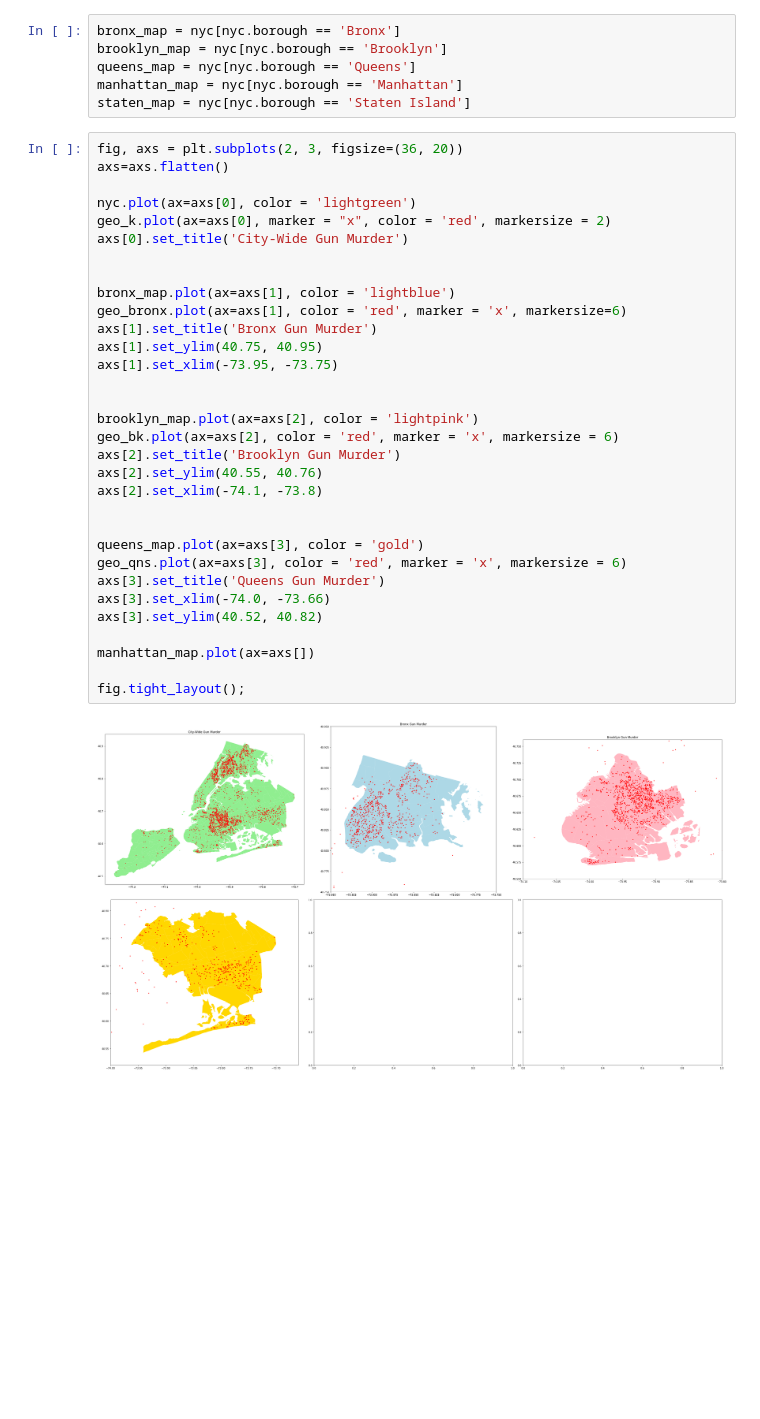
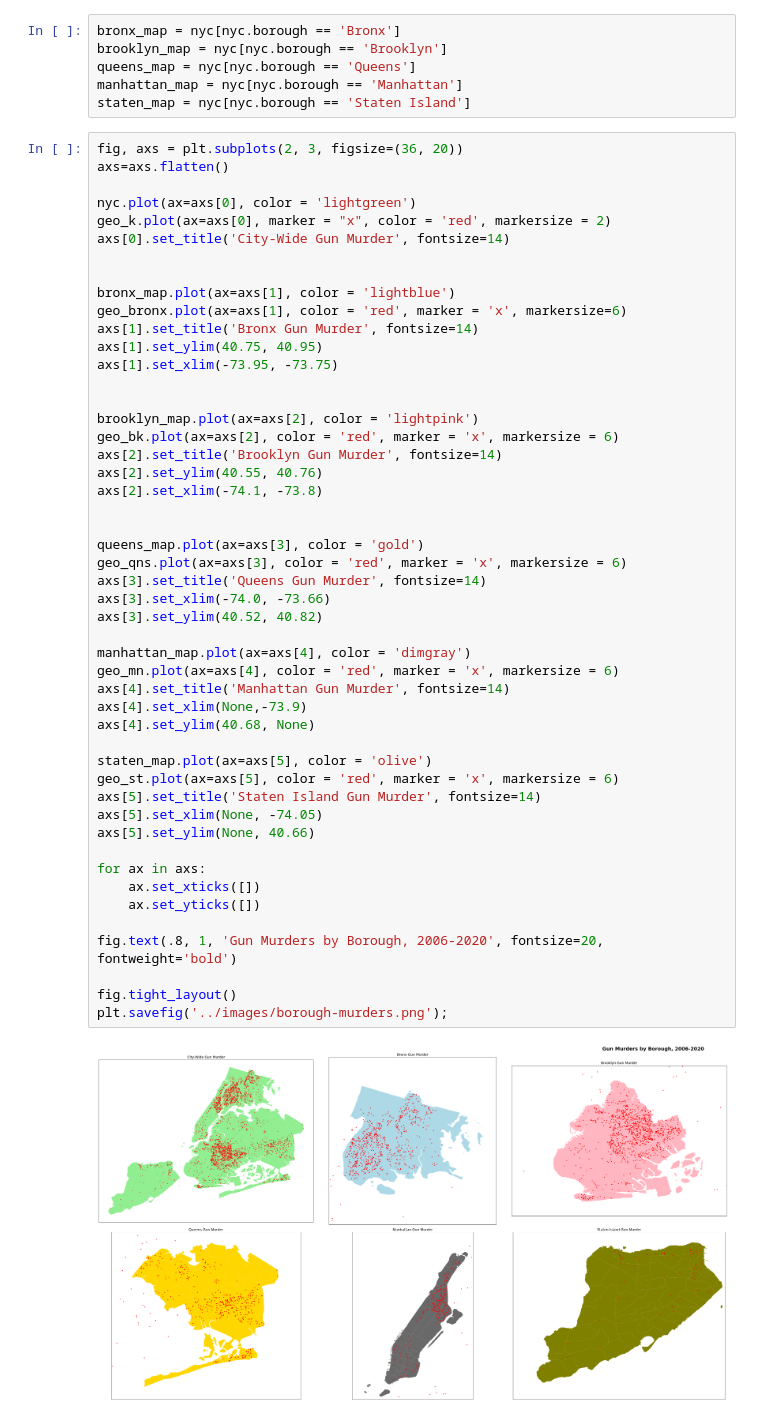
Before and after one commit to sashasabater/nyc-gun-violence, a Jupyter notebook: notebooks/nypd.ipynb, the cells around one changed output. Saved outputs shown, nothing was run; the diff lists cells and outputs as text; blank space fills up the shorter version.

```diff
--- a/notebooks/nypd.ipynb
+++ b/notebooks/nypd.ipynb
@@ -172,34 +172,51 @@ staten_map = nyc[nyc.borough == 'Staten Island']
 # %%
 fig, axs = plt.subplots(2, 3, figsize=(36, 20))
 axs=axs.flatten()
 
 nyc.plot(ax=axs[0], color = 'lightgreen')
 geo_k.plot(ax=axs[0], marker = "x", color = 'red', markersize = 2)
-axs[0].set_title('City-Wide Gun Murder')
+axs[0].set_title('City-Wide Gun Murder', fontsize=14)
 
 
 bronx_map.plot(ax=axs[1], color = 'lightblue')
 geo_bronx.plot(ax=axs[1], color = 'red', marker = 'x', markersize=6)
-axs[1].set_title('Bronx Gun Murder')
+axs[1].set_title('Bronx Gun Murder', fontsize=14)
 axs[1].set_ylim(40.75, 40.95)
 axs[1].set_xlim(-73.95, -73.75)
 
 
 brooklyn_map.plot(ax=axs[2], color = 'lightpink')
 geo_bk.plot(ax=axs[2], color = 'red', marker = 'x', markersize = 6)
-axs[2].set_title('Brooklyn Gun Murder')
+axs[2].set_title('Brooklyn Gun Murder', fontsize=14)
 axs[2].set_ylim(40.55, 40.76)
 axs[2].set_xlim(-74.1, -73.8)
 
 
 queens_map.plot(ax=axs[3], color = 'gold')
 geo_qns.plot(ax=axs[3], color = 'red', marker = 'x', markersize = 6)
-axs[3].set_title('Queens Gun Murder')
+axs[3].set_title('Queens Gun Murder', fontsize=14)
 axs[3].set_xlim(-74.0, -73.66)
 axs[3].set_ylim(40.52, 40.82)
 
-manhattan_map.plot(ax=axs[])
+manhattan_map.plot(ax=axs[4], color = 'dimgray')
+geo_mn.plot(ax=axs[4], color = 'red', marker = 'x', markersize = 6)
+axs[4].set_title('Manhattan Gun Murder', fontsize=14)
+axs[4].set_xlim(None,-73.9)
+axs[4].set_ylim(40.68, None)
 
-fig.tight_layout();
+staten_map.plot(ax=axs[5], color = 'olive')
+geo_st.plot(ax=axs[5], color = 'red', marker = 'x', markersize = 6)
+axs[5].set_title('Staten Island Gun Murder', fontsize=14)
+axs[5].set_xlim(None, -74.05)
+axs[5].set_ylim(None, 40.66)
+
+for ax in axs:
+    ax.set_xticks([])
+    ax.set_yticks([])
+
+fig.text(.8, 1, 'Gun Murders by Borough, 2006-2020', fontsize=20, fontweight='bold')
+
+fig.tight_layout()
+plt.savefig('../images/borough-murders.png');
 # %% [output]
-[figure, old version]
+[figure, new version]
```
Also changed, not shown: parts of 1 cell of this notebook, 1 other file.
